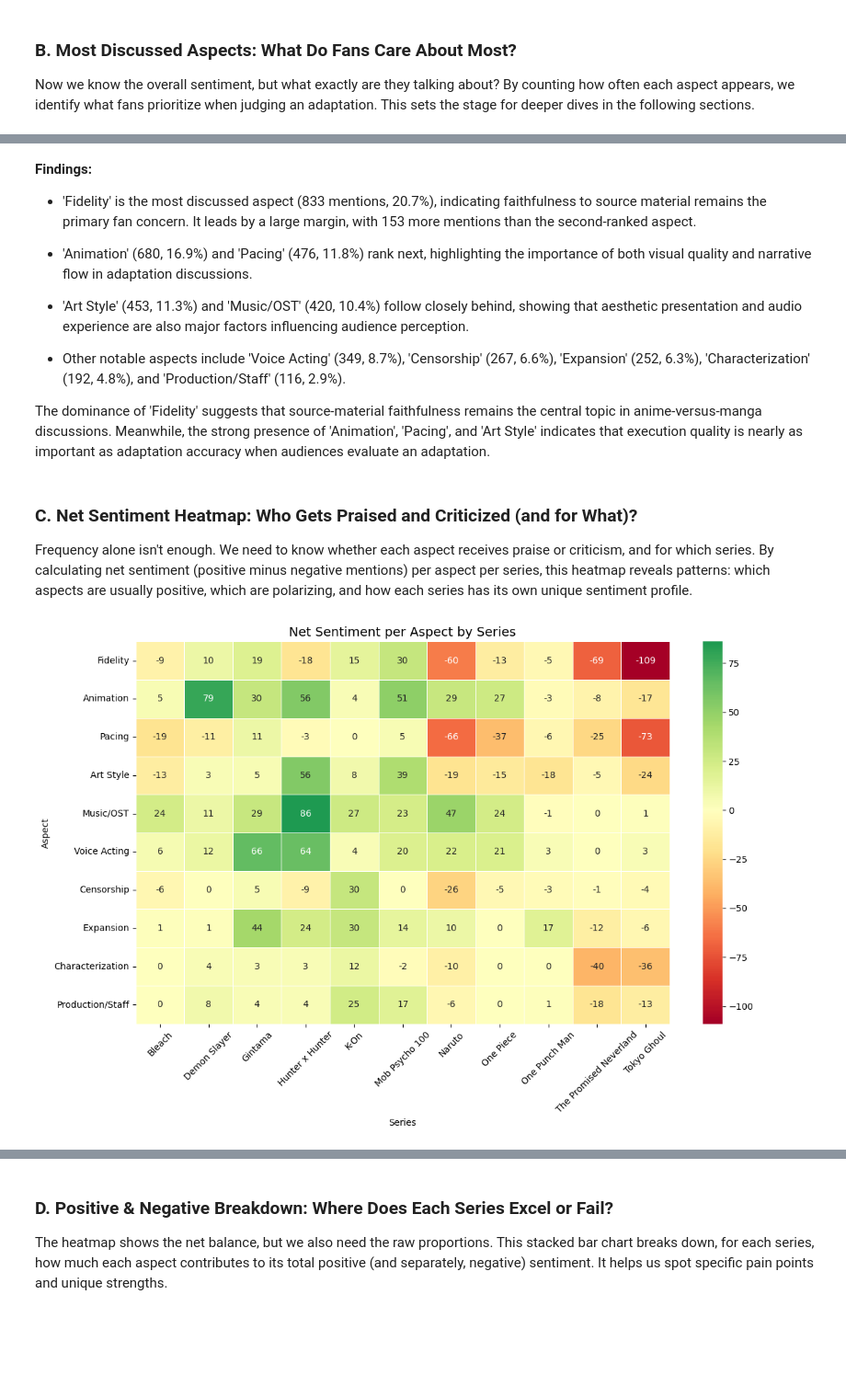
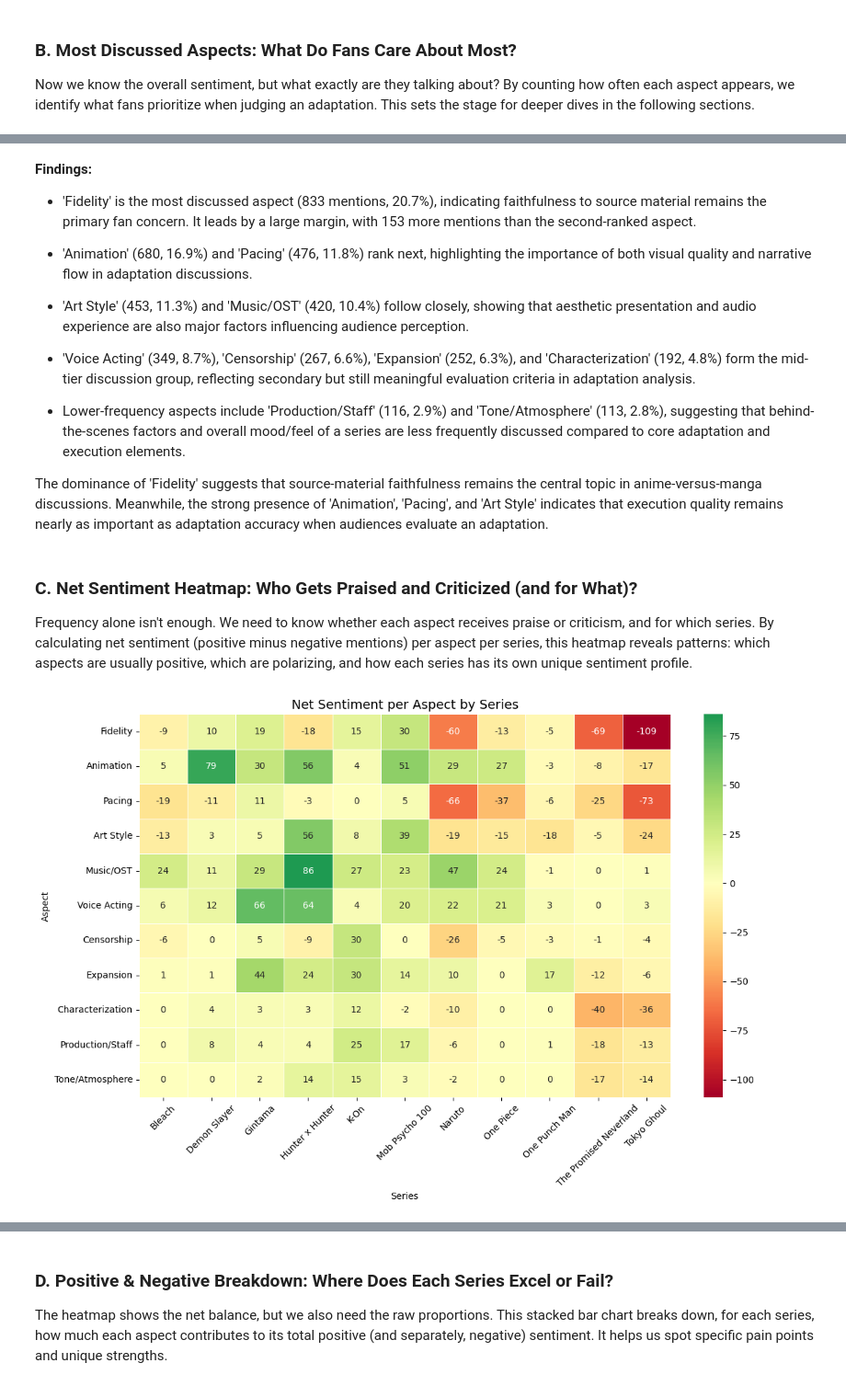
Before and after one commit to helggaa/Anime_vs_Manga, a Jupyter notebook: Anime_vs_Manga.ipynb, the cells around one changed output, grey strips where cells are left out. Shown at 92% size. Saved outputs shown, nothing was run; the diff lists cells and outputs as text; code cells hidden in the pictures; blank space fills up the shorter version.

```diff
--- a/Anime_vs_Manga.ipynb
+++ b/Anime_vs_Manga.ipynb
@@ -307,34 +276,36 @@ dtype: int64
 
 - 'Animation' (680, 16.9%) and 'Pacing' (476, 11.8%) rank next, highlighting the importance of both visual quality and narrative flow in adaptation discussions.
 
-- 'Art Style' (453, 11.3%) and 'Music/OST' (420, 10.4%) follow closely behind, showing that aesthetic presentation and audio experience are also major factors influencing audience perception.
+- 'Art Style' (453, 11.3%) and 'Music/OST' (420, 10.4%) follow closely, showing that aesthetic presentation and audio experience are also major factors influencing audience perception.
 
-- Other notable aspects include 'Voice Acting' (349, 8.7%), 'Censorship' (267, 6.6%), 'Expansion' (252, 6.3%), 'Characterization' (192, 4.8%), and 'Production/Staff' (116, 2.9%).
+- 'Voice Acting' (349, 8.7%), 'Censorship' (267, 6.6%), 'Expansion' (252, 6.3%), and 'Characterization' (192, 4.8%) form the mid-tier discussion group, reflecting secondary but still meaningful evaluation criteria in adaptation analysis.
 
-The dominance of 'Fidelity' suggests that source-material faithfulness remains the central topic in anime-versus-manga discussions. Meanwhile, the strong presence of 'Animation', 'Pacing', and 'Art Style' indicates that execution quality is nearly as important as adaptation accuracy when audiences evaluate an adaptation.
+- Lower-frequency aspects include 'Production/Staff' (116, 2.9%) and 'Tone/Atmosphere' (113, 2.8%), suggesting that behind-the-scenes factors and overall mood/feel of a series are less frequently discussed compared to core adaptation and execution elements.
+
+The dominance of 'Fidelity' suggests that source-material faithfulness remains the central topic in anime-versus-manga discussions. Meanwhile, the strong presence of 'Animation', 'Pacing', and 'Art Style' indicates that execution quality remains nearly as important as adaptation accuracy when audiences evaluate an adaptation.
 # %% [markdown]
 ### **C. Net Sentiment Heatmap: Who Gets Praised and Criticized (and for What)?**
 Frequency alone isn't enough. We need to know whether each aspect receives praise or criticism, and for which series. By calculating net sentiment (positive minus negative mentions) per aspect per series, this heatmap reveals patterns: which aspects are usually positive, which are polarizing, and how each series has its own unique sentiment profile.
 # %%
 # Hitung net sentiment per aspect per series
 aspect_sentiment = df_expanded.groupby(['Anime', 'aspect_clean', 'sentiment_clean']).size().unstack(fill_value=0)
 aspect_sentiment['net'] = aspect_sentiment.get('positive', 0) - aspect_sentiment.get('negative', 0)
 heatmap_data = aspect_sentiment['net'].unstack(level=0).fillna(0)
 
-# Top 10 aspects (berdasarkan frekuensi kemunculan)
-top_aspects = df_expanded['aspect_clean'].value_counts().head(10).index
+# Top 11 aspects (berdasarkan frekuensi kemunculan)
+top_aspects = df_expanded['aspect_clean'].value_counts().head(11).index
 heatmap_data = heatmap_data.loc[top_aspects]
 
 plt.figure(figsize=(12,8))
 sns.heatmap(heatmap_data, annot=True, cmap='RdYlGn', center=0, fmt='.0f', linewidths=0.5)
 plt.title('Net Sentiment per Aspect by Series', fontsize=14)
 plt.xlabel('Series')
 plt.ylabel('Aspect')
 plt.xticks(rotation=45)
 plt.tight_layout()
 plt.show()
 # %% [output]
-[figure, old version]
+[figure, new version]
 # %%
 print('Net Sentiment per Aspect by Series (Raw Counts):')
 display(heatmap_data)
```
Also changed, not shown: parts of 9 cells of this notebook.
